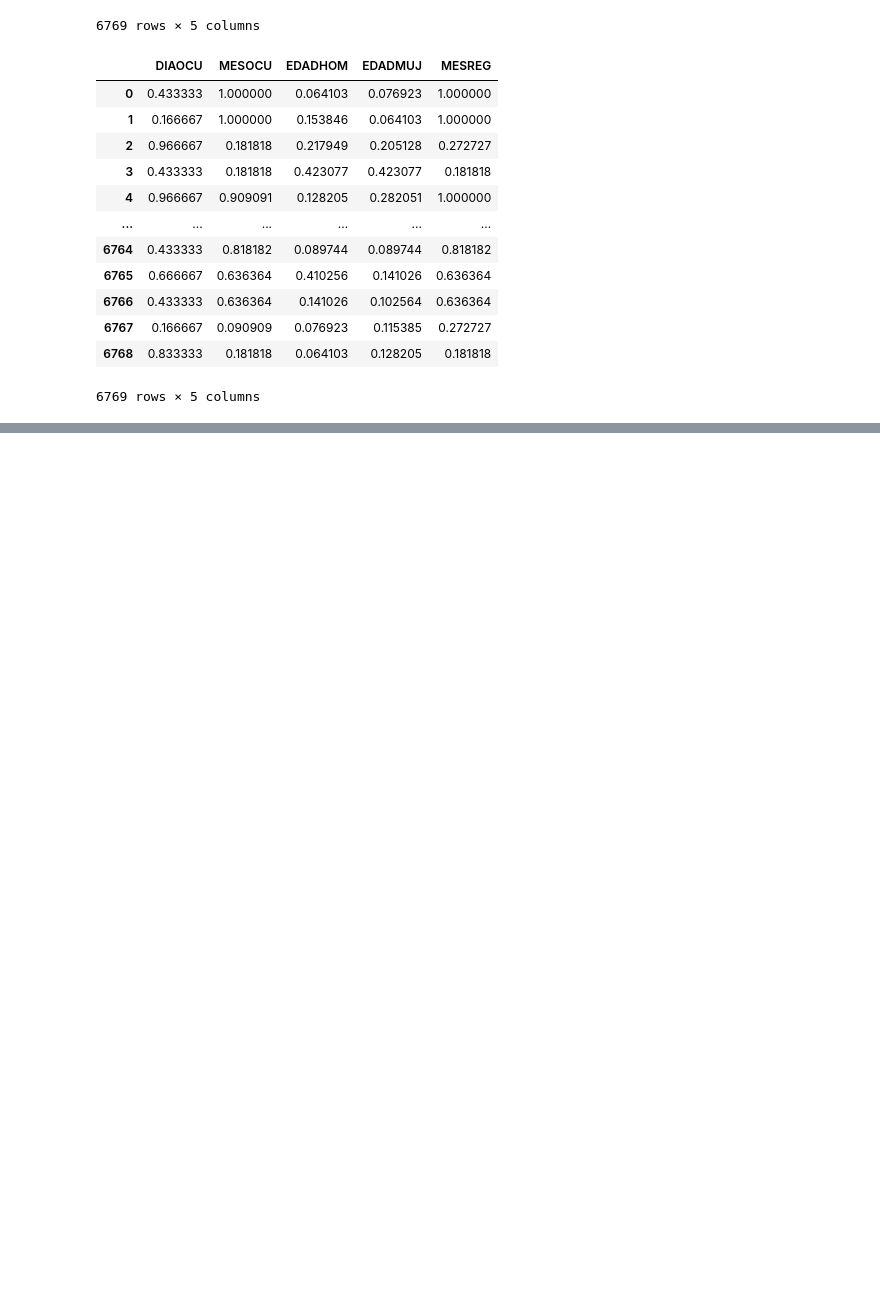
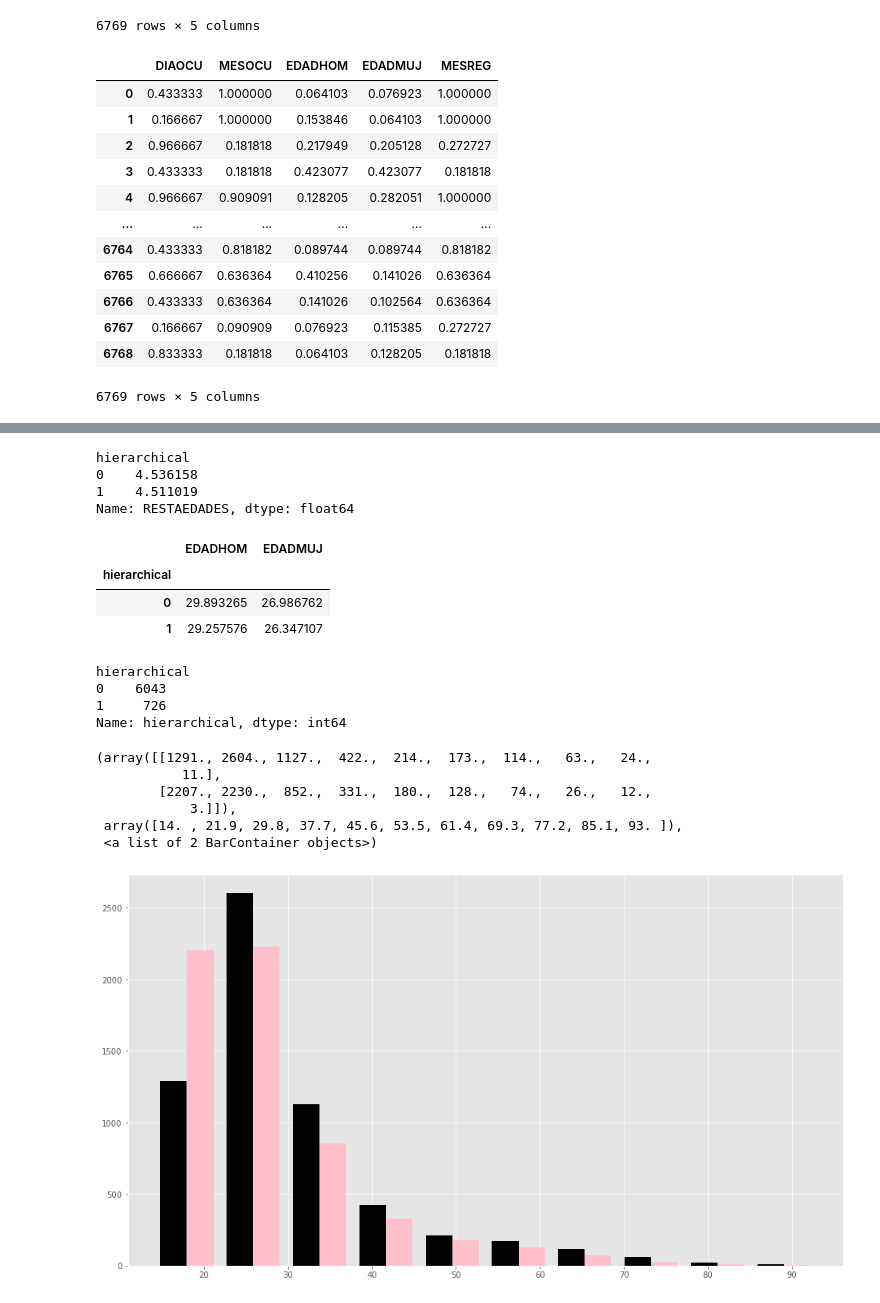
Before and after one commit to Diego223/ProyectoMiningData, a Jupyter notebook: PROYECTO1DM.ipynb, the cells around one changed output, grey strips where cells are left out. Cells and saved outputs as stored; diff of their text form; code cells hidden in the pictures; blank space fills up the shorter version.

```diff
--- a/PROYECTO1DM.ipynb
+++ b/PROYECTO1DM.ipynb
@@ -576,0 +652,8 @@ TypeError: '(array([ True,  True,  True, ...,  True,  True,  True]), 0)' is an i
+# %%
+
+Lets['RESTAEDADES'] = Lets['EDADHOM'].sub(Lets['EDADMUJ']).abs()
+
+hierarchical_cluster = pd.Series(nmjerc)
+Lets['hierarchical'] = hierarchical_cluster
+
+Lets.dropna()
@@ -576,0 +690,32 @@ TypeError: '(array([ True,  True,  True, ...,  True,  True,  True]), 0)' is an i
+# %%
+Lets.groupby(['hierarchical'])['RESTAEDADES'].mean()
+# %% [output]
+hierarchical
+0    4.536158
+1    4.511019
+Name: RESTAEDADES, dtype: float64
+# %%
+Lets.groupby(['hierarchical'])['EDADHOM', 'EDADMUJ'].mean()
+# %% [output]
+|  | EDADHOM | EDADMUJ |
+| hierarchical |  |  |
+| 0 | 29.893265 | 26.986762 |
+| 1 | 29.257576 | 26.347107 |
+# %%
+Lets.groupby(['hierarchical'])['hierarchical'].count()
+# %% [output]
+hierarchical
+0    6043
+1     726
+Name: hierarchical, dtype: int64
+# %%
+cluster_0 = Lets[Lets['hierarchical'] == 0]
+plt.hist(cluster_0[['EDADHOM', 'EDADMUJ']],color=['black','pink'])
+# %% [output]
+(array([[1291., 2604., 1127.,  422.,  214.,  173.,  114.,   63.,   24.,
+           11.],
+        [2207., 2230.,  852.,  331.,  180.,  128.,   74.,   26.,   12.,
+            3.]]),
+ array([14. , 21.9, 29.8, 37.7, 45.6, 53.5, 61.4, 69.3, 77.2, 85.1, 93. ]),
+ <a list of 2 BarContainer objects>)
+[figure, added]
```
Also changed, not shown: parts of 13 cells of this notebook.
